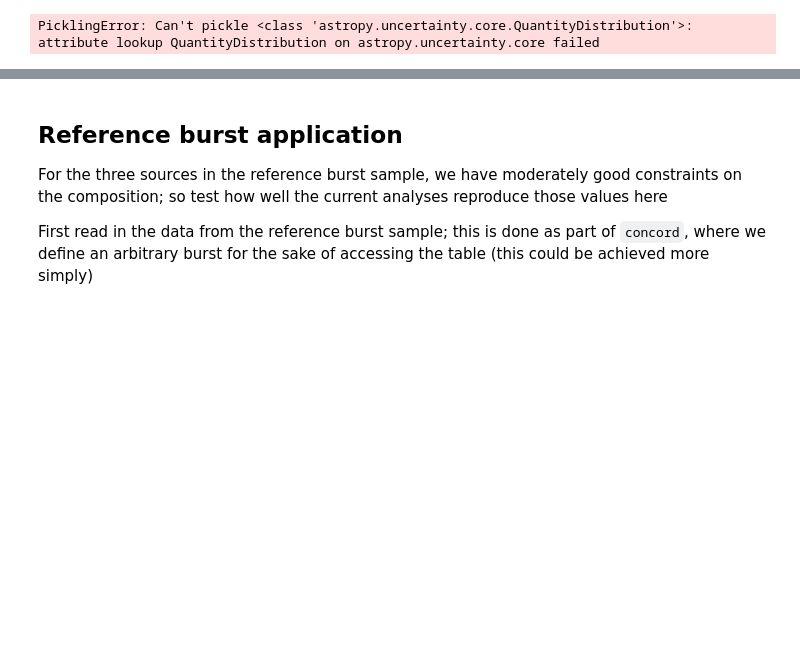
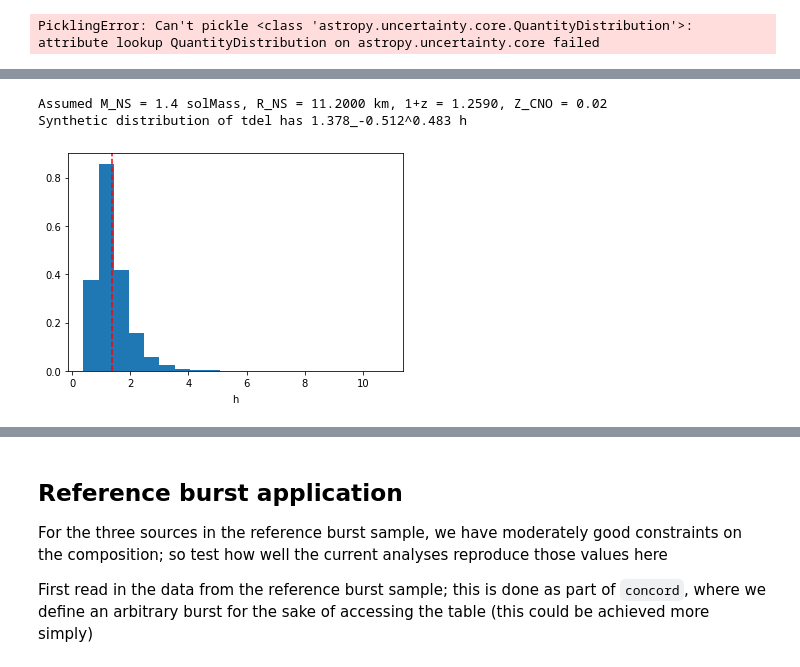
Before and after one commit to outs1der/concord, a Jupyter notebook: Inferring burster properties.ipynb, the cells around one changed output, grey strips where cells are left out. Saved outputs shown, nothing was run; the diff lists cells and outputs as text; code cells hidden in the pictures; blank space fills up the shorter version.

Commit message:
Updated hfrac to provide better flexibility, consistency with other functions
Added tdel_dist function to estimate PDF of recurrence time given burst count, exposure

```diff
--- a/Inferring burster properties.ipynb
+++ b/Inferring burster properties.ipynb
@@ -404,0 +408,53 @@ PicklingError: Can't pickle <class 'astropy.uncertainty.core.QuantityDistributio
+# %%
+# Observations
+
+exp = (0.3446*u.d).to('hr') # total exposure
+nburst = 6 # total number of bursts observed (excluding SWT bursts)
+
+fluen, fluene = 0.0241, 0.0073 # 1e-6 erg/cm^2
+# fluen *= 2. # for testing
+# fluene *=2.
+# tdel, tdel_err = 1.38*u.hr, 0.56*u.hr
+pflux, pfluxe = 1.19, 0.16 # 1e-9 erg/cm^2/s
+bc = 2.522
+f_unit = 1e-9*u.erg/u.cm**2
+
+# Assumptions here
+
+opz_def = cd.redshift(1.4*const.M_sun,11.2*u.km)
+
+xmax = 0.77
+zcno_def = 0.02
+# zcno_def = 0.05 # acceptance fraction up to 13%
+nbin=10000
+
+# some tests here
+
+# opz_def*=1.1
+
+z_def = opz_def-1.
+print ("Assumed M_NS = {}, R_NS = {:.4f}, 1+z = {:.4f}, Z_CNO = {}".format(
+#    M_NS,R_NS,1.+z_def,zcno_def))
+    1.4*u.M_sun,11.2*u.km,1.+z_def,zcno_def))
+
+# Estimate tdel and error based on Poisson stats
+# could package this up into a function
+
+tdel_arr = cd.tdel_dist(nburst, exp, nsamp=nbin)
+tdel = exp/nburst
+
+# lim = np.percentile(y,(16,50,84))
+lim = np.percentile(tdel_arr,(16,50,84))
+# print (lim[1],lim[0],lim[2])
+# print ('Synthetic distribution of tdel has {:.3f}_{:.3f}^{:.3f}'.format(
+#     tdel.value,(exp/lim[2]-tdel).value,exp/lim[0]-tdel))
+print ('Synthetic distribution of tdel has {:.3f}_{:.3f}^{:.3f}'.format(
+    tdel.value,(lim[0]-tdel).value,lim[2]-tdel))
+
+with quantity_support():
+    plt.hist(tdel_arr,bins=20,density=True)
+    plt.axvline(tdel,linestyle='--',color='r')
+# %% [output]
+Assumed M_NS = 1.4 solMass, R_NS = 11.2000 km, 1+z = 1.2590, Z_CNO = 0.02
+Synthetic distribution of tdel has 1.378_-0.512^0.483 h
+[figure, added]
```
Also changed, not shown: parts of 21 cells of this notebook, 1 other file.
